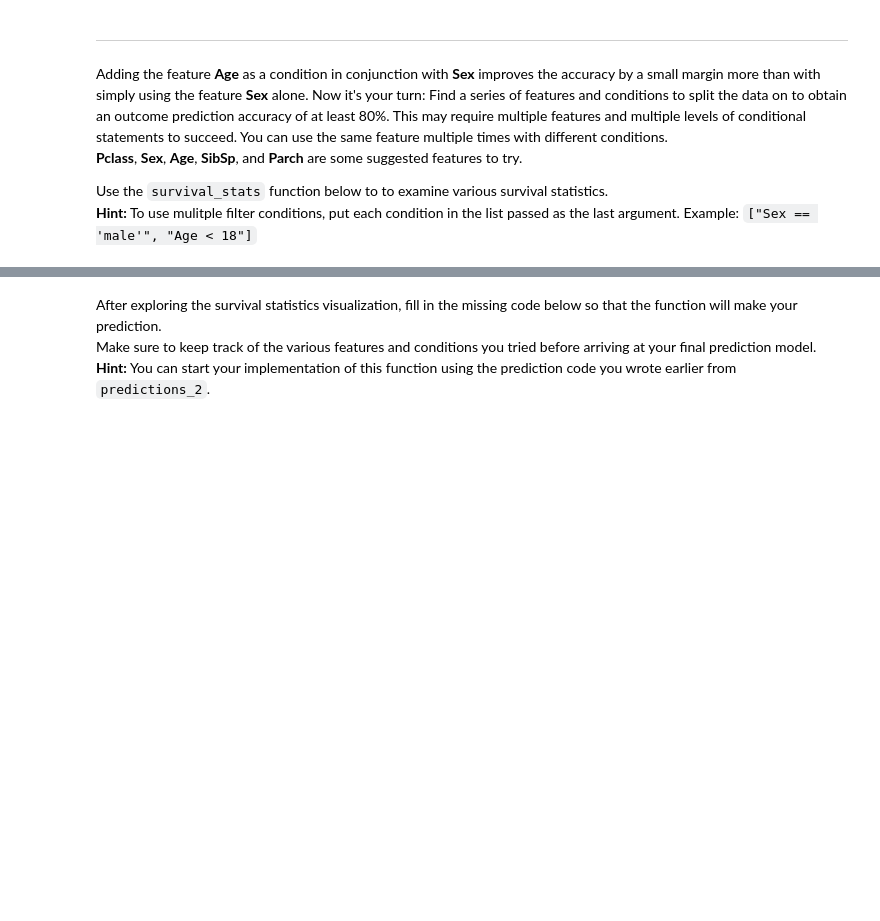
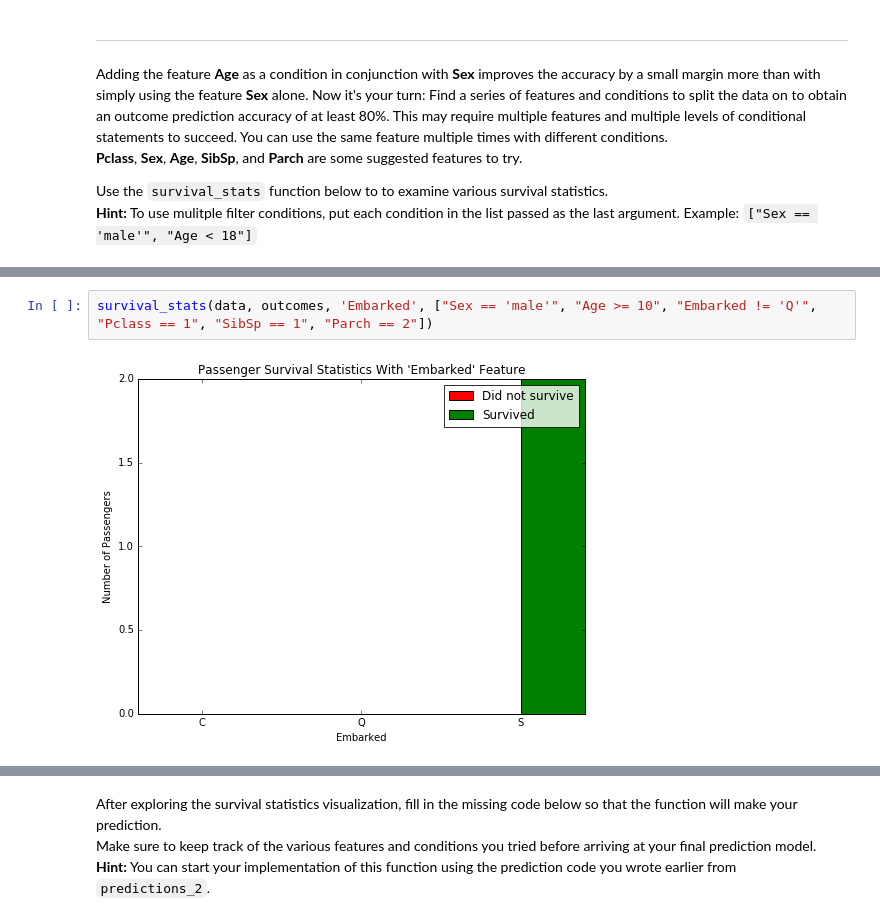
Before and after one commit to austinjalexander/nd009-titanic-survival, a Jupyter notebook: Titanic_Survival_Exploration.ipynb, the cells around one changed output, grey strips where cells are left out. Cells and saved outputs as stored; diff of their text form; blank space fills up the shorter version.

```diff
--- a/Titanic_Survival_Exploration.ipynb
+++ b/Titanic_Survival_Exploration.ipynb
@@ -219,0 +241,4 @@ Use the `survival_stats` function below to to examine various survival statistic
+# %%
+survival_stats(data, outcomes, 'Embarked', ["Sex == 'male'", "Age >= 10", "Embarked != 'Q'", "Pclass == 1", "SibSp == 1", "Parch == 2"])
+# %% [output]
+[figure, added]
```
Also changed, not shown: parts of 22 cells of this notebook, 1 other file.
